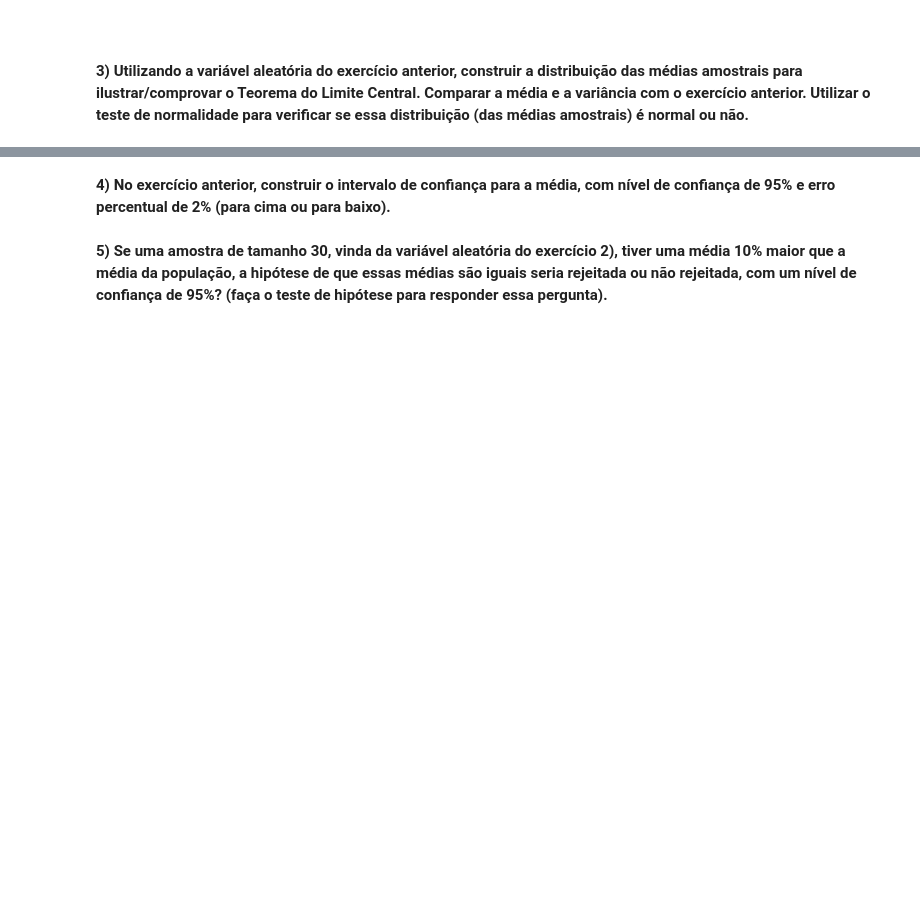
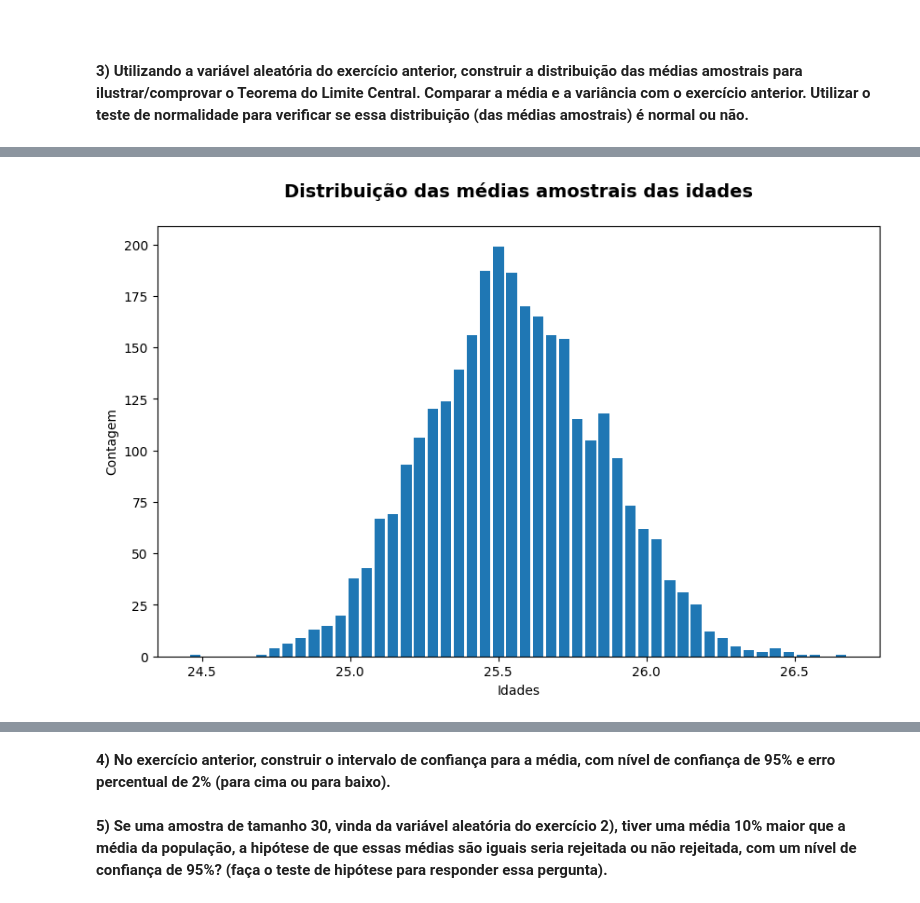
Before and after one commit to lorenaaxbastos/sc-estatistica, a Jupyter notebook: projeto_estatistica.ipynb, the cells around one changed output, grey strips where cells are left out. Cells and saved outputs as stored; diff of their text form; code cells hidden in the pictures; blank space fills up the shorter version.

```diff
--- a/projeto_estatistica.ipynb
+++ b/projeto_estatistica.ipynb
@@ -203,3 +205,9 @@ isf 25.0 (SciPy)
 ###
 # %% [markdown]
  __3) Utilizando a variável aleatória do exercício anterior, construir a distribuição das médias amostrais para ilustrar/comprovar o Teorema do Limite Central. Comparar a média e a variância com o exercício anterior. Utilizar o teste de normalidade para verificar se essa distribuição (das médias amostrais) é normal ou  não.__
+# %%
+n = 500
+n_amostras = 3000
+amostra = [df["Age"].sample(n).reset_index(drop=True) for i in range(n_amostras)]
+amostras = pd.concat(amostra, axis=1)
+amostras.columns = [f"Amostra {(i + 1)}" for i in range(n_amostras)]
@@ -205,0 +245,11 @@ isf 25.0 (SciPy)
+# %%
+plt.figure(figsize=(10,6))
+plt.hist(amostras.mean(), bins=50, rwidth=0.8)
+
+plt.title('Distribuição das médias amostrais das idades', fontweight=1000, fontsize=14, y=1.05)
+plt.xlabel('Idades')
+plt.ylabel('Contagem')
+
+plt.show()
+# %% [output]
+[figure, added]
```
Also changed, not shown: parts of 6 cells of this notebook.
